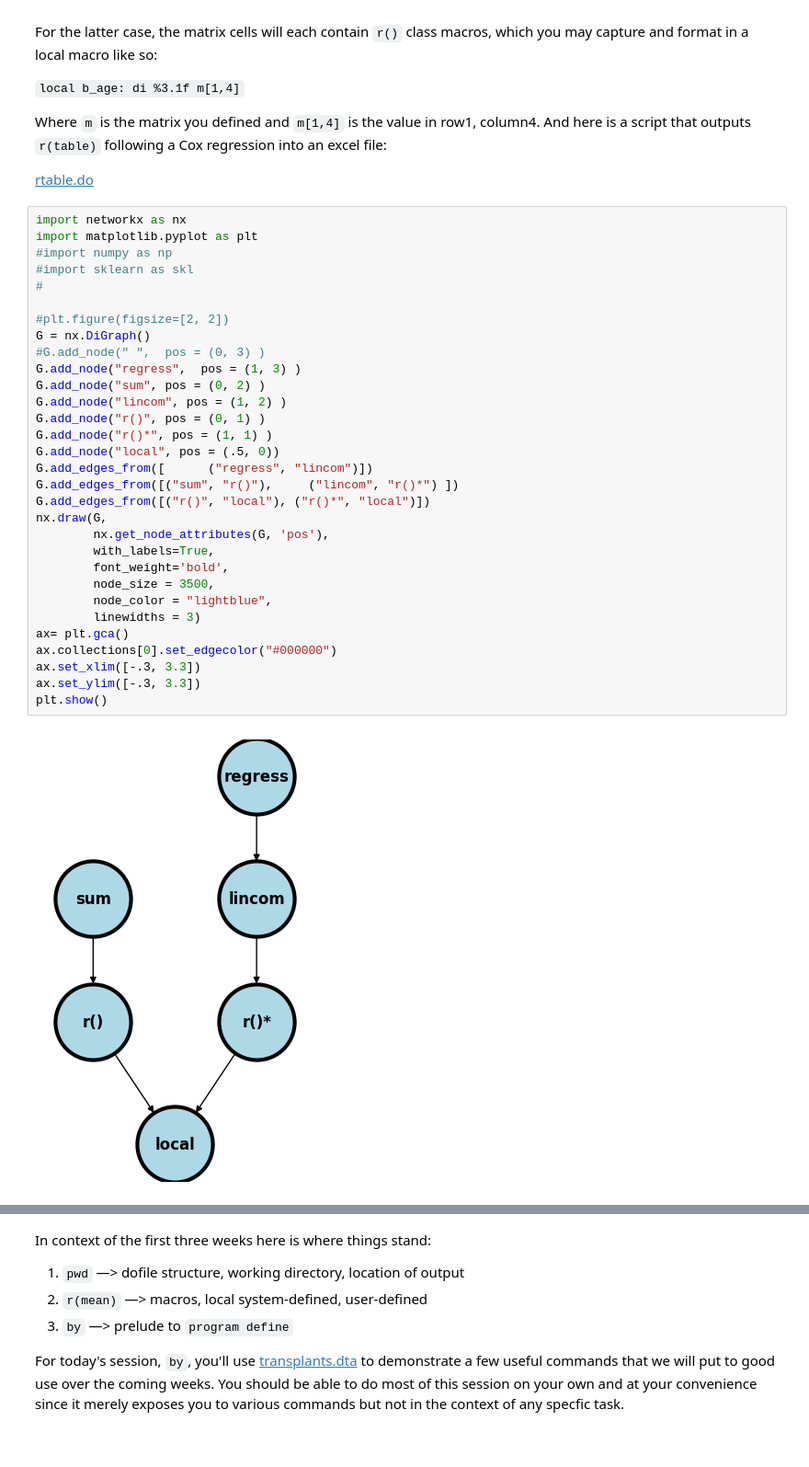
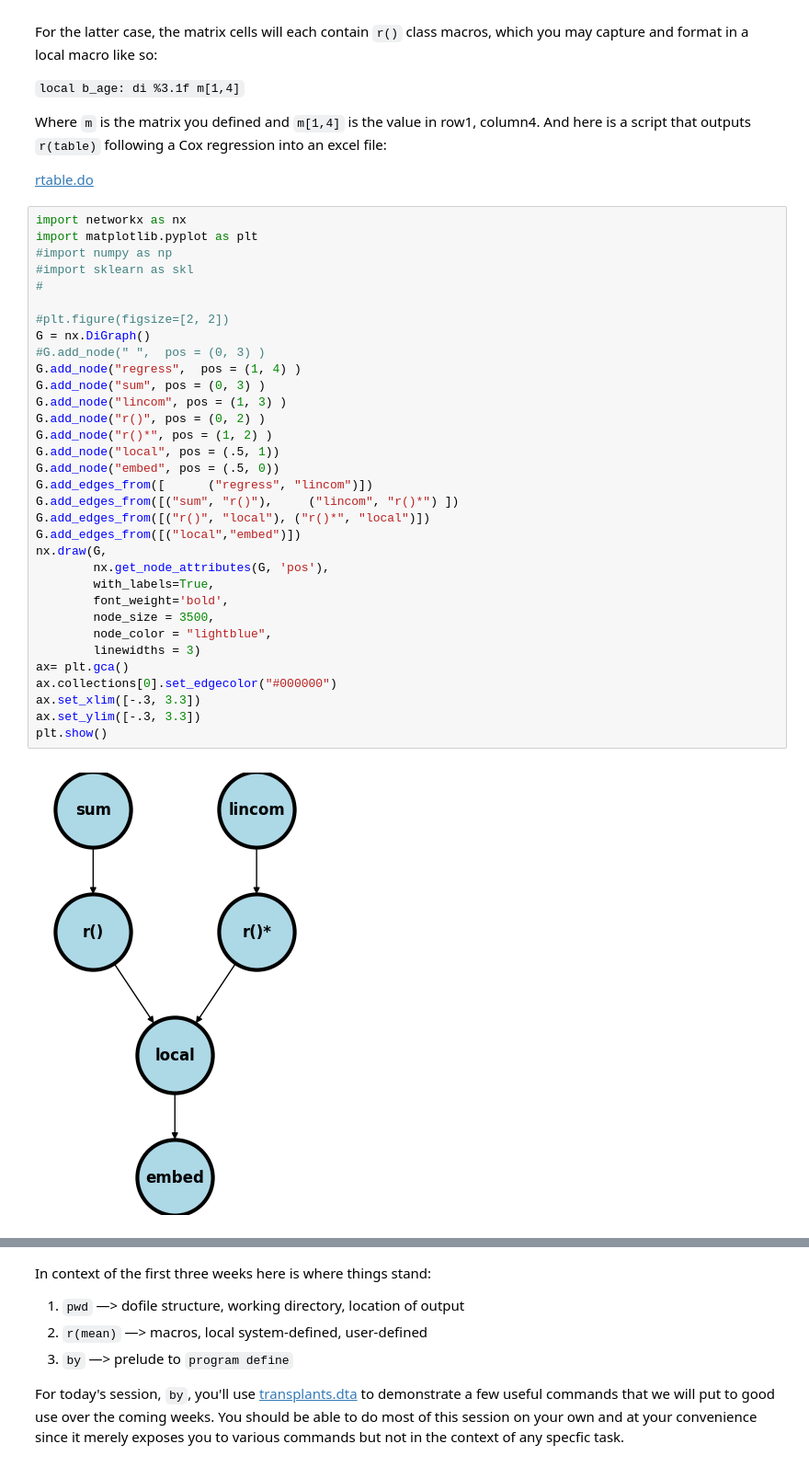
Before and after one commit to jhustata/book, a Jupyter notebook: _build/jupyter_execute/ggg.ipynb, the cells around one changed output, grey strips where cells are left out. Shown at 92% size. Drawn from its saved outputs; the diff is of its cells as text.

Commit message:
embed

```diff
--- a/_build/jupyter_execute/ggg.ipynb
+++ b/_build/jupyter_execute/ggg.ipynb
@@ -15,35 +15,37 @@ Where `m` is the matrix you defined and `m[1,4]` is the value in row1, column4.
 # %%
 import networkx as nx
 import matplotlib.pyplot as plt
 #import numpy as np
 #import sklearn as skl
 #
 
 #plt.figure(figsize=[2, 2])
 G = nx.DiGraph()
 #G.add_node(" ",  pos = (0, 3) )
-G.add_node("regress",  pos = (1, 3) )
-G.add_node("sum", pos = (0, 2) )
-G.add_node("lincom", pos = (1, 2) )
-G.add_node("r()", pos = (0, 1) )
-G.add_node("r()*", pos = (1, 1) )
-G.add_node("local", pos = (.5, 0))
+G.add_node("regress",  pos = (1, 4) )
+G.add_node("sum", pos = (0, 3) )
+G.add_node("lincom", pos = (1, 3) )
+G.add_node("r()", pos = (0, 2) )
+G.add_node("r()*", pos = (1, 2) )
+G.add_node("local", pos = (.5, 1))
+G.add_node("embed", pos = (.5, 0))
 G.add_edges_from([      ("regress", "lincom")])
 G.add_edges_from([("sum", "r()"),     ("lincom", "r()*") ])
 G.add_edges_from([("r()", "local"), ("r()*", "local")])
+G.add_edges_from([("local","embed")])
 nx.draw(G,
         nx.get_node_attributes(G, 'pos'),
         with_labels=True,
         font_weight='bold',
         node_size = 3500,
         node_color = "lightblue",
         linewidths = 3)
 ax= plt.gca()
 ax.collections[0].set_edgecolor("#000000")
 ax.set_xlim([-.3, 3.3])
 ax.set_ylim([-.3, 3.3])
 plt.show()
 # %% [output]
-[figure, old version]
+[figure, new version]
 # %% [markdown]
 I've not illustrated where `e()` and `c()` fit in this scheme. But once you appreciate that `r()` values in memory can be revealed using `return list`, `e()` values using `ereturn list`, and `c()` values using `creturn list` then you will be set for life!!
```
Also changed, not shown: parts of 1 cell of this notebook, 8 other files.
